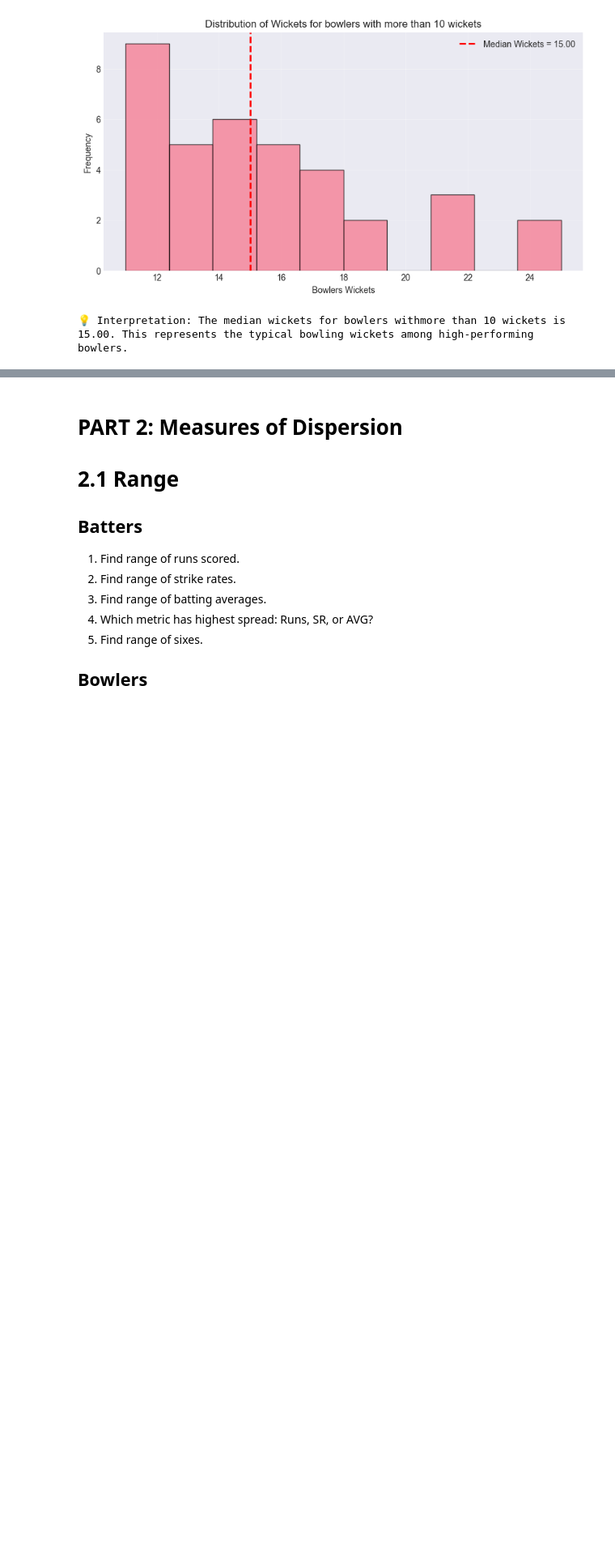
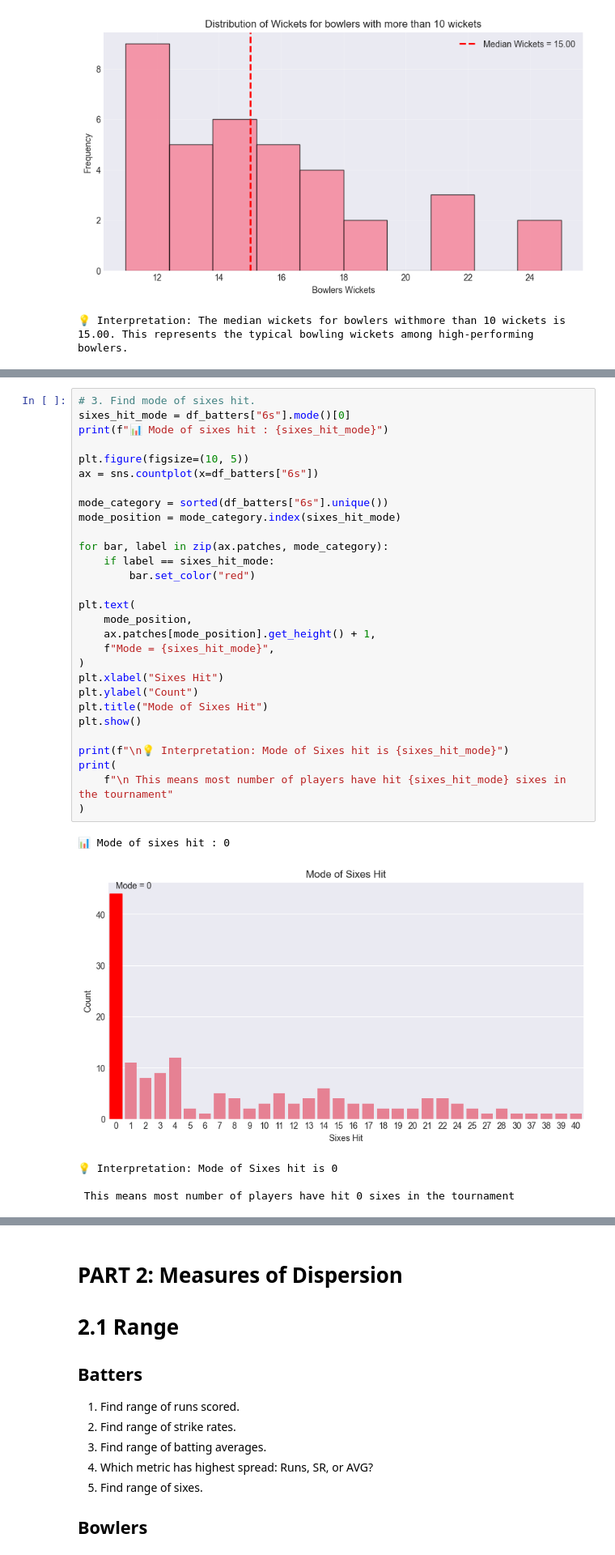
Before and after one commit to shahyash1136/data-analyst-porjects, a Jupyter notebook: IPL_2025_jupyterbook/index.ipynb, the cells around one changed output, grey strips where cells are left out. Shown at 81% size. Drawn from its saved outputs; the diff is of its cells as text; blank space fills up the shorter version.

```diff
--- a/IPL_2025_jupyterbook/index.ipynb
+++ b/IPL_2025_jupyterbook/index.ipynb
@@ -807,0 +1051,35 @@ print(
+# %%
+# 3. Find mode of sixes hit.
+sixes_hit_mode = df_batters["6s"].mode()[0]
+print(f"📊 Mode of sixes hit : {sixes_hit_mode}")
+
+plt.figure(figsize=(10, 5))
+ax = sns.countplot(x=df_batters["6s"])
+
+mode_category = sorted(df_batters["6s"].unique())
+mode_position = mode_category.index(sixes_hit_mode)
+
+for bar, label in zip(ax.patches, mode_category):
+    if label == sixes_hit_mode:
+        bar.set_color("red")
+
+plt.text(
+    mode_position,
+    ax.patches[mode_position].get_height() + 1,
+    f"Mode = {sixes_hit_mode}",
+)
+plt.xlabel("Sixes Hit")
+plt.ylabel("Count")
+plt.title("Mode of Sixes Hit")
+plt.show()
+
+print(f"\n💡 Interpretation: Mode of Sixes hit is {sixes_hit_mode}")
+print(
+    f"\n This means most number of players have hit {sixes_hit_mode} sixes in the tournament"
+)
+# %% [output]
+📊 Mode of sixes hit : 0
+[figure, added]
+💡 Interpretation: Mode of Sixes hit is 0
+
+ This means most number of players have hit 0 sixes in the tournament
```
Also changed, not shown: parts of 31 cells of this notebook.
